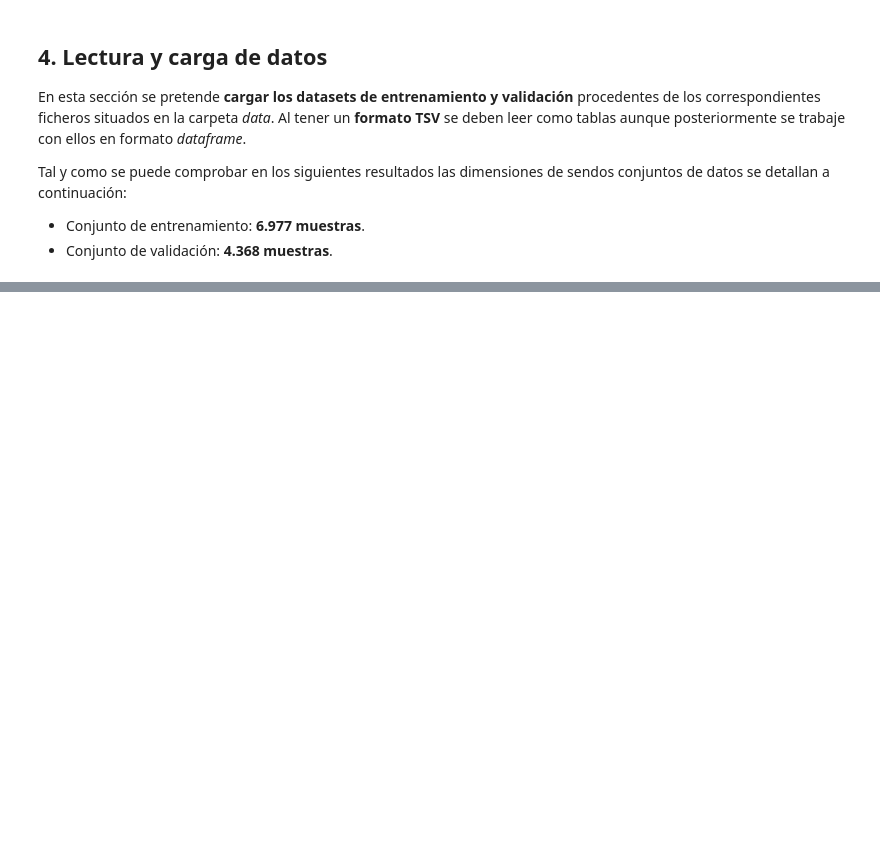
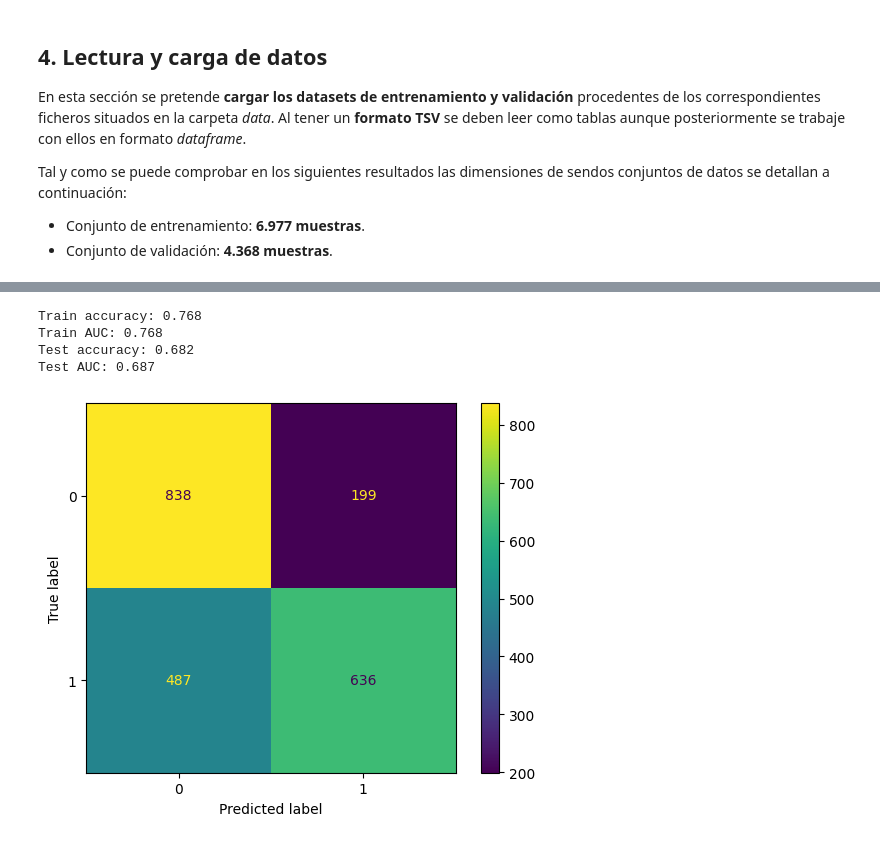
Before and after one commit to lidiasm/DATCOM-TFM, a Jupyter notebook: notebooks/lr_models.ipynb, the cells around one changed output, grey strips where cells are left out. Saved outputs shown, nothing was run; the diff lists cells and outputs as text; code cells hidden in the pictures; blank space fills up the shorter version.

```diff
--- a/notebooks/lr_models.ipynb
+++ b/notebooks/lr_models.ipynb
@@ -503,0 +360,37 @@ Después de experimentar con diferentes configuraciones de codificación de text
+# %%
+# Convert train and test documents to bag of words
+es_train_bag_words, es_test_bag_words = to_bag_of_words(
+    train_docs=list(es_train_df['clean_text'].values),
+    test_docs=list(es_test_df['clean_text'].values))
+
+# Create and configure a LR model
+es_lr_model = LogisticRegression(
+    multi_class='ovr',
+    solver='liblinear',
+    penalty='l1',
+    C=0.3)
+
+# Train the LR model
+es_lr_model.fit(
+    X=es_train_bag_words,
+    y=list(es_train_df['task1'].values))
+
+# Predict over the train and test datasets
+es_train_preds = es_lr_model.predict(X=es_train_bag_words)
+
+# Predict over the test dataset
+es_test_preds = es_lr_model.predict(X=es_test_bag_words)
+
+# Validate the Spanish model
+validate_lr_model(
+    lr_model=es_lr_model,
+    train_labels=list(es_train_df['task1'].values),
+    train_preds=es_train_preds,
+    test_labels=list(es_test_df['task1'].values),
+    test_preds=es_test_preds)
+# %% [output]
+Train accuracy: 0.768
+Train AUC: 0.768
+Test accuracy: 0.682
+Test AUC: 0.687
+[figure, added]
```
Also changed, not shown: parts of 67 cells of this notebook.
